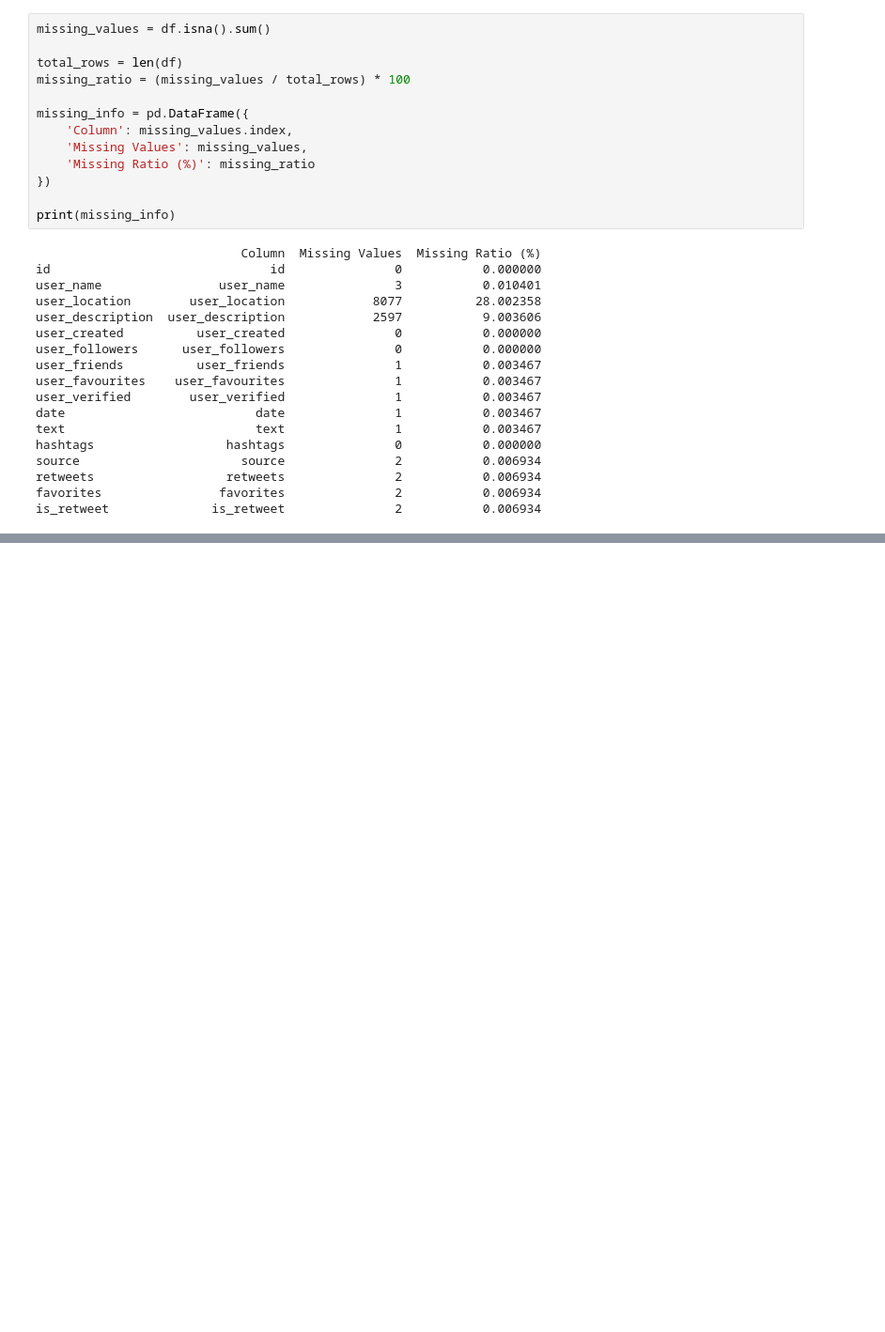
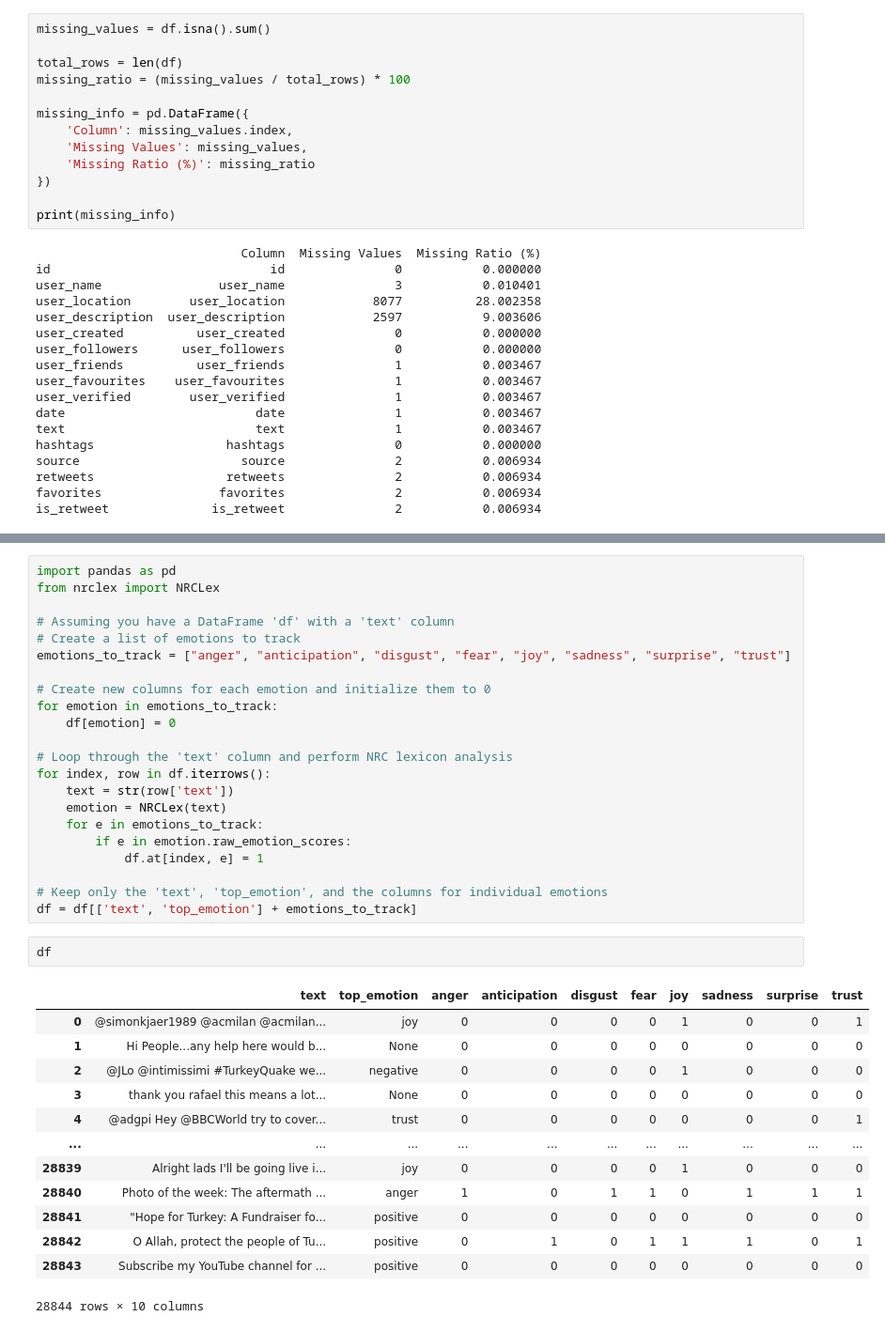
Before and after one commit to BharaniSurya/ARDC_GRP_2, a Jupyter notebook: hybrid annotation/NRC_lex (1).ipynb, the cells around one changed output, grey strips where cells are left out. Shown at 94% size. Cells and saved outputs as stored; diff of their text form; blank space fills up the shorter version.

```diff
--- a/Untitled.ipynb
+++ b/hybrid annotation/NRC_lex (1).ipynb
@@ -120,0 +208,38 @@ re
+# %%
+import pandas as pd
+from nrclex import NRCLex
+
+# Assuming you have a DataFrame 'df' with a 'text' column
+# Create a list of emotions to track
+emotions_to_track = ["anger", "anticipation", "disgust", "fear", "joy", "sadness", "surprise", "trust"]
+
+# Create new columns for each emotion and initialize them to 0
+for emotion in emotions_to_track:
+    df[emotion] = 0
+
+# Loop through the 'text' column and perform NRC lexicon analysis
+for index, row in df.iterrows():
+    text = str(row['text'])
+    emotion = NRCLex(text)
+    for e in emotions_to_track:
+        if e in emotion.raw_emotion_scores:
+            df.at[index, e] = 1
+
+# Keep only the 'text', 'top_emotion', and the columns for individual emotions
+df = df[['text', 'top_emotion'] + emotions_to_track]
+# %%
+df
+# %% [output]
+|  | text | top_emotion | anger | anticipation | disgust | fear | joy | sadness | surprise | trust |
+| 0 | @simonkjaer1989 @acmilan @acmilan... | joy | 0 | 0 | 0 | 0 | 1 | 0 | 0 | 1 |
+| 1 | Hi People...any help here would b... | None | 0 | 0 | 0 | 0 | 0 | 0 | 0 | 0 |
+| 2 | @JLo @intimissimi #TurkeyQuake we... | negative | 0 | 0 | 0 | 0 | 1 | 0 | 0 | 0 |
+| 3 | thank you rafael this means a lot... | None | 0 | 0 | 0 | 0 | 0 | 0 | 0 | 0 |
+| 4 | @adgpi Hey @BBCWorld try to cover... | trust | 0 | 0 | 0 | 0 | 0 | 0 | 0 | 1 |
+| ... | ... | ... | ... | ... | ... | ... | ... | ... | ... | ... |
+| 28839 | Alright lads I'll be going live i... | joy | 0 | 0 | 0 | 0 | 1 | 0 | 0 | 0 |
+| 28840 | Photo of the week: The aftermath ... | anger | 1 | 0 | 1 | 1 | 0 | 1 | 1 | 1 |
+| 28841 | "Hope for Turkey: A Fundraiser fo... | positive | 0 | 0 | 0 | 0 | 0 | 0 | 0 | 0 |
+| 28842 | O Allah, protect the people of Tu... | positive | 0 | 1 | 0 | 1 | 1 | 1 | 0 | 1 |
+| 28843 | Subscribe my YouTube channel for ... | positive | 0 | 0 | 0 | 0 | 0 | 0 | 0 | 0 |
+28844 rows × 10 columns
```
Also changed, not shown: parts of 17 cells of this notebook.
